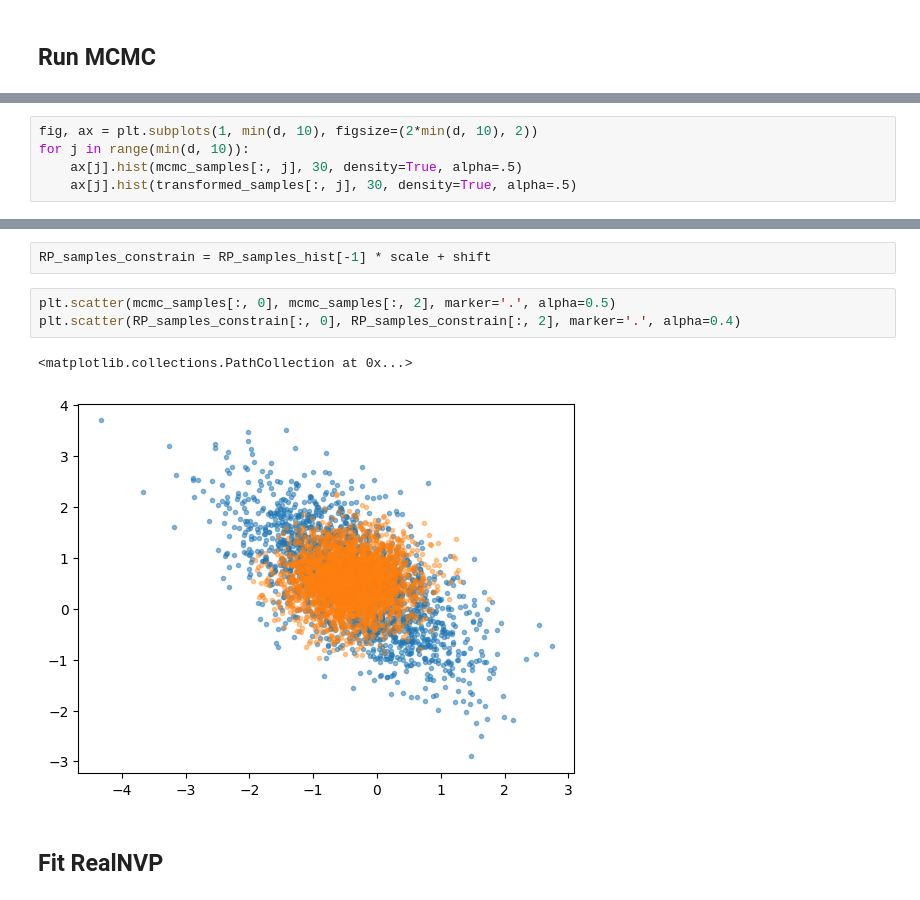
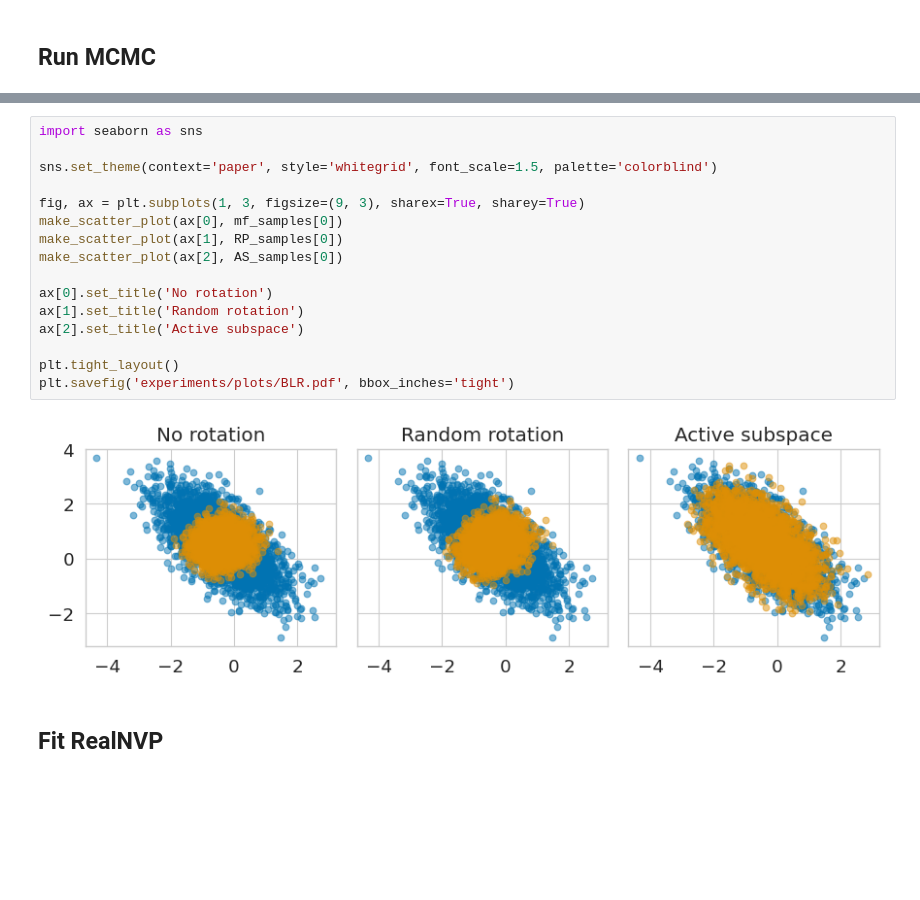
Before and after one commit to liusf15/iterative-gaussianization, a Jupyter notebook: experiments/test_logistic.ipynb, the cells around one changed output, grey strips where cells are left out. Cells and saved outputs as stored; diff of their text form; blank space fills up the shorter version.

```diff
--- a/experiments/test_logistic.ipynb
+++ b/experiments/test_logistic.ipynb
@@ -132,5 +133,0 @@ def logp_fn_shifted(x):
-# %%
-fig, ax = plt.subplots(1, min(d, 10), figsize=(2*min(d, 10), 2))
-for j in range(min(d, 10)):
-    ax[j].hist(mcmc_samples[:, j], 30, density=True, alpha=.5)
-    ax[j].hist(transformed_samples[:, j], 30, density=True, alpha=.5)
@@ -204,11 +147,21 @@ Iteration: 0 KL: 27.616007 ESS: 14.990441
-# %%
-RP_samples_constrain = RP_samples_hist[-1] * scale + shift
-# %%
-plt.scatter(mcmc_samples[:, 0], mcmc_samples[:, 2], marker='.', alpha=0.5)
-plt.scatter(RP_samples_constrain[:, 0], RP_samples_constrain[:, 2], marker='.', alpha=0.4)
-# %% [output]
-<matplotlib.collections.PathCollection at 0x...>
-[figure, removed]
+# %%
+import seaborn as sns
+
+sns.set_theme(context='paper', style='whitegrid', font_scale=1.5, palette='colorblind')
+
+fig, ax = plt.subplots(1, 3, figsize=(9, 3), sharex=True, sharey=True)
+make_scatter_plot(ax[0], mf_samples[0])
+make_scatter_plot(ax[1], RP_samples[0])
+make_scatter_plot(ax[2], AS_samples[0])
+
+ax[0].set_title('No rotation')
+ax[1].set_title('Random rotation')
+ax[2].set_title('Active subspace')
+
+plt.tight_layout()
+plt.savefig('experiments/plots/BLR.pdf', bbox_inches='tight')
+# %% [output]
+[figure, added]
 # %% [markdown]
 ## Fit RealNVP
 # %%
```
Also changed, not shown: parts of 36 cells of this notebook.
